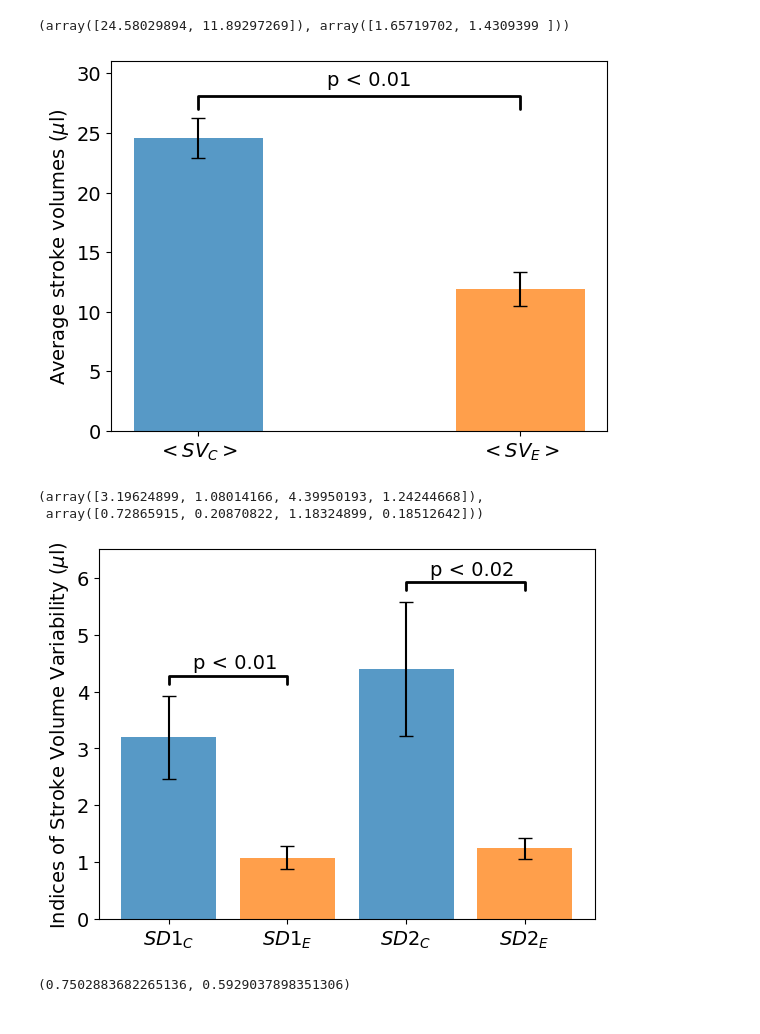
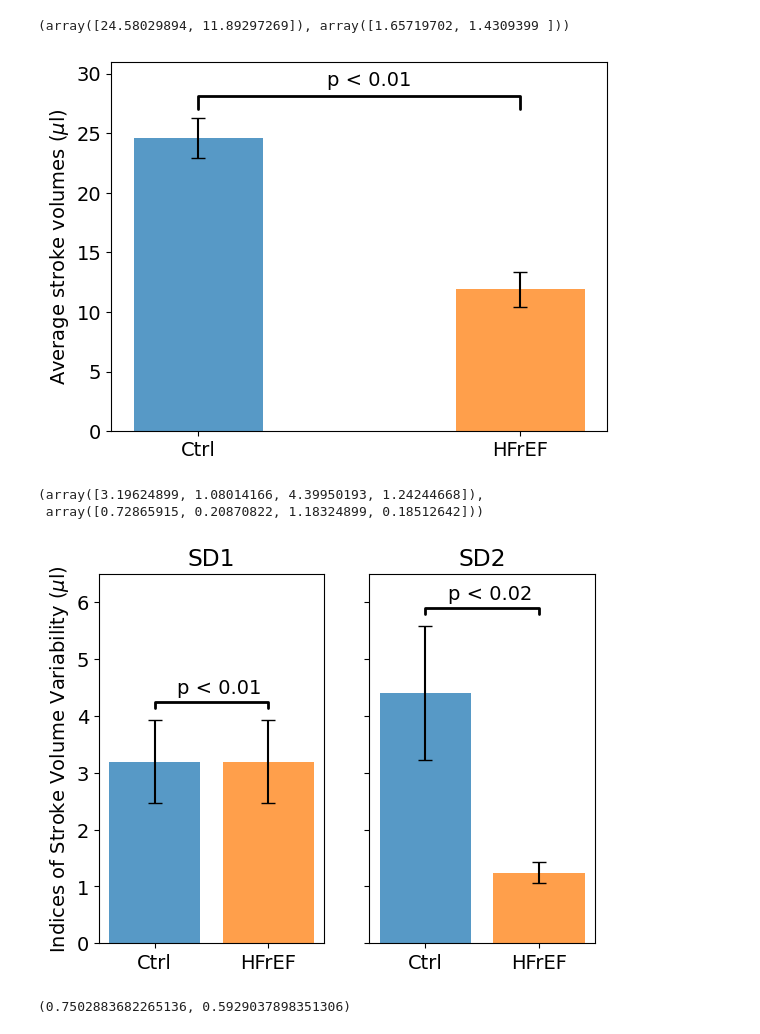
Before and after one commit to moises-santillan/HeartVariability, a Jupyter notebook: Code/HeartVariability.ipynb, the cells around one changed output. Drawn from its saved outputs; the diff is of its cells as text; code cells hidden in the pictures.

```diff
--- a/Code/HeartVariability.ipynb
+++ b/Code/HeartVariability.ipynb
@@ -242,7 +249,7 @@ means, cvs
 (array([24.58029894, 11.89297269]), array([1.65719702, 1.4309399 ]))
 # %%
 fig, ax = plt.subplots()
-ax.bar(["$<SV_C>$", "$<SV_E>$"], means, width=0.4, yerr=cvs, align='center', alpha=0.75, color=("C0", "C1"), ecolor='black', capsize=5)
+ax.bar(["Ctrl", "HFrEF"], means, width=0.4, yerr=cvs, align='center', alpha=0.75, color=("C0", "C1"), ecolor='black', capsize=5)
 ax.set_ylabel('Average stroke volumes ($\mu$l)')
 props = {'connectionstyle':'bar','arrowstyle':'-', 'shrinkA':60,'shrinkB':60,'linewidth':2}
 ax.annotate("p < 0.01", xy=(.4, 29), zorder=10)
@@ -251,7 +258,7 @@ ax.set_ylim([0,31])
 
 plt.savefig("../Manuscript/Fig01_B.pdf")
 # %% [output]
-[figure, old version]
+[figure, new version]
 # %%
 controls = ("SV_C1 (μl)", "SV_C2 (μl)", "SV_C3 (μl)", "SV_C4 (μl)", "SV_C5 (μl)", "SV_C6 (μl)", "SV_C7 (μl)", "SV_C8 (μl)", "SV_C9 (μl)", "SV_C10 (μl)", "SV_C11 (μl)", "SV_C12 (μl)", "SV_C13 (μl)", "SV_C14 (μl)")
 
@@ -280,19 +287,29 @@ means, cvs
 (array([3.19624899, 1.08014166, 4.39950193, 1.24244668]),
  array([0.72865915, 0.20870822, 1.18324899, 0.18512642]))
 # %%
-fig, ax = plt.subplots()
-ax.bar(["$SD1_C$", "$SD1_E$", "$SD2_C$", "$SD2_E$"], means, yerr=cvs, align='center', alpha=0.75, color=("C0", "C1", "C0", "C1"), ecolor='black', capsize=5)
-ax.set_ylabel('Indices of Stroke Volume Variability ($\mu$l)')
+fig, (ax1, ax2) = plt.subplots(nrows=1, ncols=2)
+ax1.bar(["Ctrl", "HFrEF"], means[:1], yerr=cvs[:1], align='center', alpha=0.75, color=("C0", "C1", "C0", "C1"), ecolor='black', capsize=5)
+ax1.set_ylabel('Indices of Stroke Volume Variability ($\mu$l)')
+ax1.set_title("SD1")
+ax1.set_ylim(0, 1.8)
+ax1.set_ylim([0,6.5])
+
+ax2.bar(["Ctrl", "HFrEF"], means[2:], yerr=cvs[2:], align='center', alpha=0.75, color=("C0", "C1", "C0", "C1"), ecolor='black', capsize=5)
+ax2.set_title("SD2")
+ax2.set_yticklabels("")
+ax2.set_ylim(0, 1.8)
+ax2.set_ylim([0,6.5])
+
+
 props = {'connectionstyle':'bar','arrowstyle':'-', 'shrinkA':20,'shrinkB':20,'linewidth':2}
-ax.annotate("p < 0.01", xy=(.2, 4.4), zorder=10)
-ax.annotate('', xy=(0,3.65), xytext=(1,3.65), arrowprops=props)
-ax.annotate("p < 0.02", xy=(2.2, 6.05), zorder=10)
-ax.annotate('', xy=(2,5.3), xytext=(3,5.3), arrowprops=props)
-ax.set_ylim([0,6.5])
+ax1.annotate("p < 0.01", xy=(.2, 4.4), zorder=10)
+ax1.annotate('', xy=(0,3.65), xytext=(1,3.65), arrowprops=props)
+ax2.annotate("p < 0.02", xy=(.2, 6.05), zorder=10)
+ax2.annotate('', xy=(0,5.3), xytext=(1,5.3), arrowprops=props)
 
 plt.savefig("../Manuscript/Fig02_D.pdf")
 # %% [output]
-[figure, old version]
+[figure, new version]
 # %%
 k2c, pc = stats.normaltest(Means_C)
 k2e, pe = stats.normaltest(Means_E)
```
Also changed, not shown: parts of 2 cells of this notebook.
